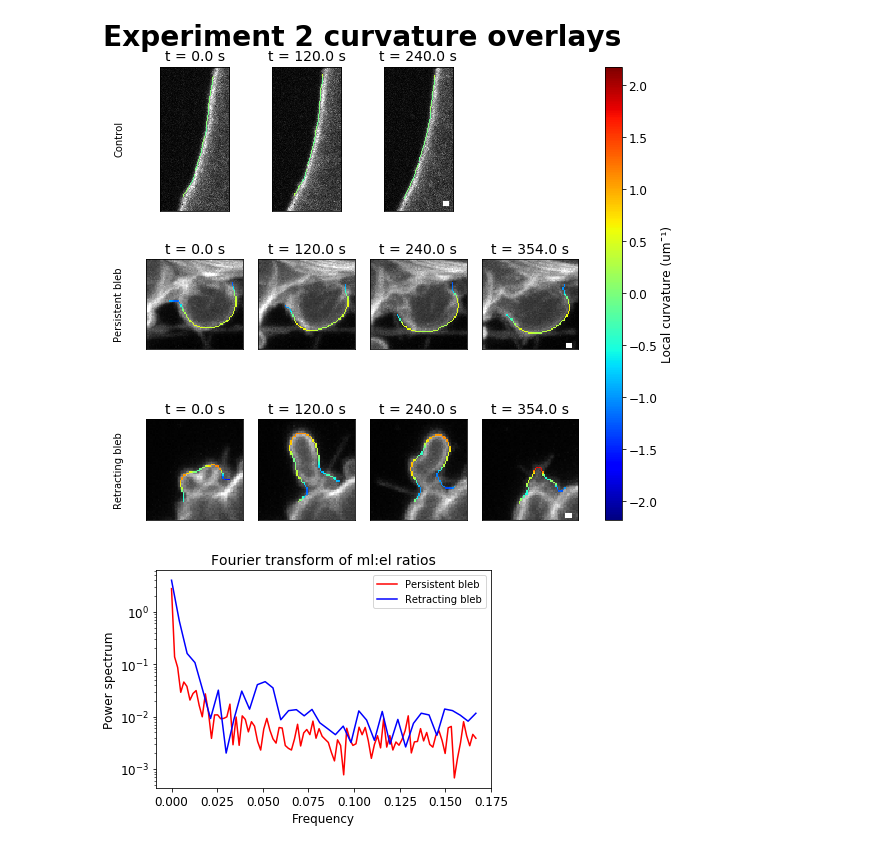
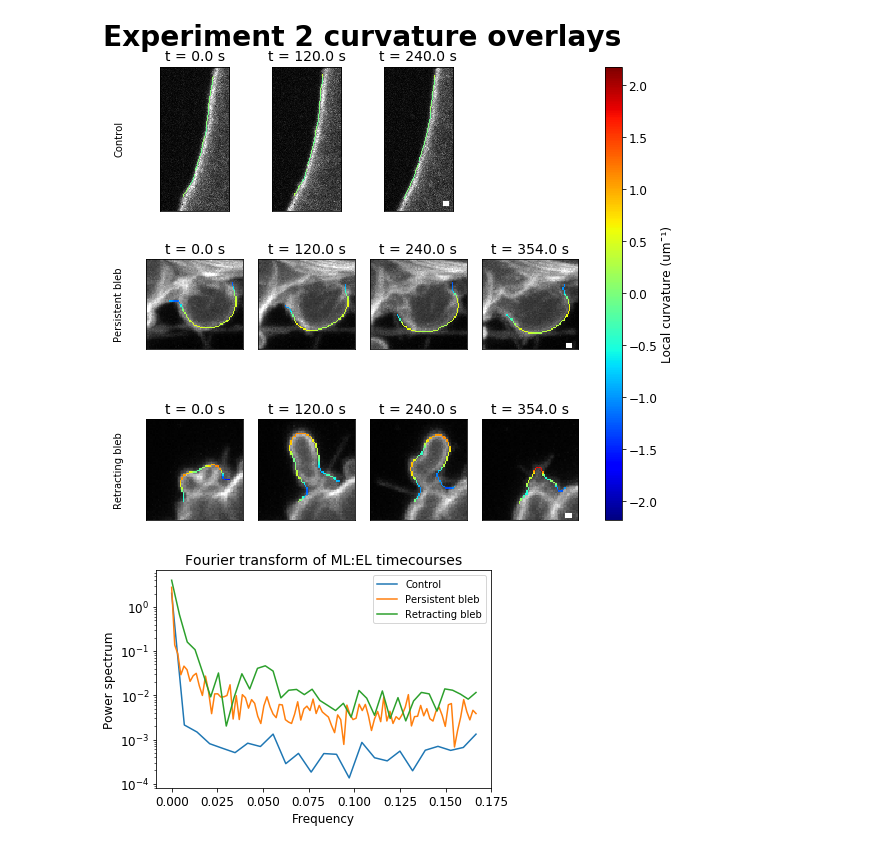
Before and after one commit to dougkelly88/blebbing_analysis, a Jupyter notebook: plotting/Blebbing figures.ipynb, the cells around one changed output. Saved outputs shown, nothing was run; the diff lists cells and outputs as text; code cells hidden in the pictures.

Commit message:
Make plotting of Fourier analysis more flexible

```diff
--- a/plotting/Blebbing figures.ipynb
+++ b/plotting/Blebbing figures.ipynb
@@ -190,27 +190,42 @@ plotting.adjust_overlay_images_display(fig, axs, paramses, curv_lims, experiment
 # %%
 from scipy.fftpack import fft
 import numpy as np
 def easyfft(t, y):
     yf = fft(y);
     yf = 2.0/len(t) * np.abs(yf[0:len(t)//2]);
     tf = np.linspace(0.0, 2.0/(2*(t[1]-t[0])), len(t)//2);
     return tf, yf
 
-y = ml_el_ratios[1]['Accumulated/Euclidean distance ratio'];
-t = ml_el_ratios[1]['Time, s'];
-tf1, yf1 = easyfft(t, y);
+tfs = [];
+yfs = [];
+for idx, ml_el_r in enumerate(ml_el_ratios):
+    y = ml_el_r['Accumulated/Euclidean distance ratio'];
+    t = ml_el_r['Time, s'];
+    tf, yf = easyfft(t, y);
+    tfs.append(tf);
+    yfs.append(yf);
+    plt.plot(tf, yf, "C{0:d}-".format(idx), label=column_titles[idx]);
 
-y = ml_el_ratios[2]['Accumulated/Euclidean distance ratio'];
-t = ml_el_ratios[2]['Time, s'];
-tf2, yf2 = easyfft(t, y);
+# y = ml_el_ratios[0]['Accumulated/Euclidean distance ratio'];
+# t = ml_el_ratios[0]['Time, s'];
+# tf0, yf0 = easyfft(t, y);
 
-plt.plot(tf1, yf1, 'r-', label=column_titles[1]);
-plt.plot(tf2, yf2, 'b-', label=column_titles[2]);
+# y = ml_el_ratios[1]['Accumulated/Euclidean distance ratio'];
+# t = ml_el_ratios[1]['Time, s'];
+# tf1, yf1 = easyfft(t, y);
+
+# y = ml_el_ratios[2]['Accumulated/Euclidean distance ratio'];
+# t = ml_el_ratios[2]['Time, s'];
+# tf2, yf2 = easyfft(t, y);
+
+# plt.plot(tf0, yf0, 'g-', label=column_titles[0]);
+# plt.plot(tf1, yf1, 'r-', label=column_titles[1]);
+# plt.plot(tf2, yf2, 'b-', label=column_titles[2]);
 plt.yscale("log");
-plt.title("Fourier transform of ml:el ratios")
+plt.title("Fourier transform of ML:EL timecourses")
 plt.xlabel("Frequency");
 plt.ylabel("Power spectrum");
 plt.legend();
 plt.show();
 # %% [output]
-[figure, old version]
+[figure, new version]
```
